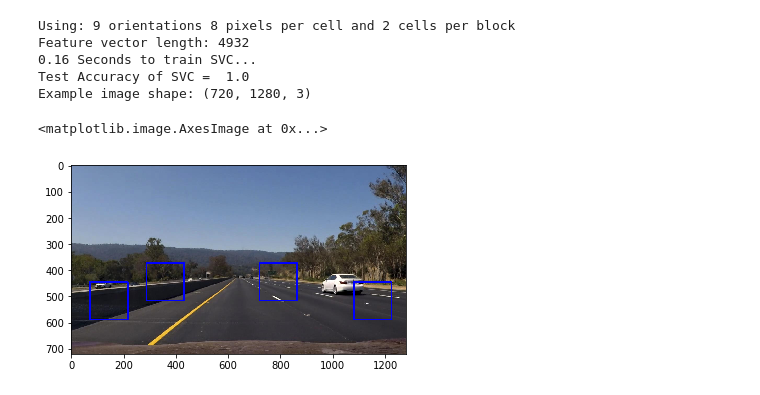
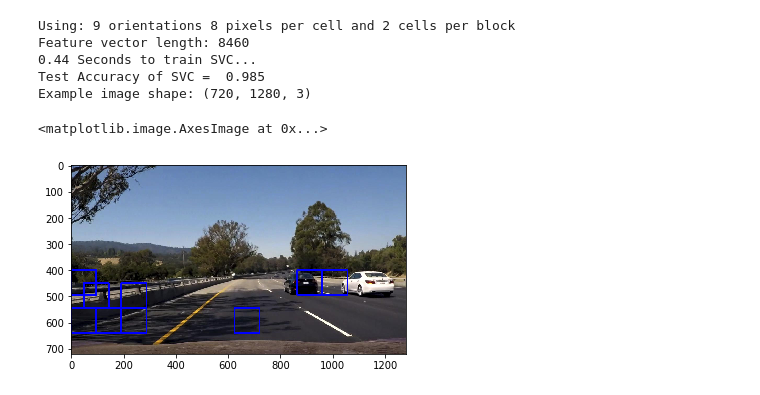
Before and after one commit to carlosbkm/CarND-Vehicle-Detection, a Jupyter notebook: lessons/search_and_classify.ipynb, the cells around one changed output. Cells and saved outputs as stored; diff of their text form; code cells hidden in the pictures.

```diff
--- a/lessons/search_and_classify.ipynb
+++ b/lessons/search_and_classify.ipynb
@@ -186,46 +186,46 @@ cars = cars[0:sample_size]
 notcars = notcars[0:sample_size]
 # %%
 ### TODO: Tweak these parameters and see how the results change.
-color_space = 'YUV' # Can be RGB, HSV, LUV, HLS, YUV, YCrCb
+color_space = 'RGB' # Can be RGB, HSV, LUV, HLS, YUV, YCrCb
 orient = 9  # HOG orientations
 pix_per_cell = 8 # HOG pixels per cell
 cell_per_block = 2 # HOG cells per block
-hog_channel = 1 # Can be 0, 1, 2, or "ALL"
+hog_channel = "ALL" # Can be 0, 1, 2, or "ALL"
 spatial_size = (32, 32) # Spatial binning dimensions
 hist_bins = 32    # Number of histogram bins
 spatial_feat = True # Spatial features on or off
 hist_feat = True # Histogram features on or off
 hog_feat = True # HOG features on or off
-y_start_stop = [300, None] # Min and max in y to search in slide_window()
+y_start_stop = [400, 656] # Min and max in y to search in slide_window()
 x_start_stop=[None, None]
-xy_window=(144, 144)
+xy_window=(96, 96)
 xy_overlap=(0.5, 0.5)
 
 X_train, X_test, y_train, y_test, X_scaler = get_train_test_set(cars, notcars, color_space, spatial_size, hist_bins, orient,
                                                      pix_per_cell, cell_per_block, hog_channel, spatial_feat,
                                                      hist_feat, hog_feat)
 
 svc = fit_model(X_train, X_test, y_train, y_test)
 
-image = mpimg.imread('bbox-example-image.jpg')
+image = mpimg.imread('bbox-example-image2.jpg')
 print('Example image shape:', image.shape)
 draw_image = np.copy(image)
 
 
 hot_windows = get_hot_windows(image, y_start_stop, svc, X_scaler, color_space, spatial_size, hist_bins, orient, pix_per_cell,
                     cell_per_block, hog_channel, spatial_feat, hist_feat, hog_feat, x_start_stop,
                               xy_window, xy_overlap)
 window_img = draw_boxes(draw_image, hot_windows, color=(0, 0, 255), thick=6)
 
 plt.imshow(window_img)
 # %% [output]
 Using: 9 orientations 8 pixels per cell and 2 cells per block
-Feature vector length: 4932
-0.16 Seconds to train SVC...
-Test Accuracy of SVC =  1.0
+Feature vector length: 8460
+0.44 Seconds to train SVC...
+Test Accuracy of SVC =  0.985
 Example image shape: (720, 1280, 3)
 <matplotlib.image.AxesImage at 0x...>
-[figure, old version]
+[figure, new version]
 # %%
 def convert_color(img, conv='RGB2YCrCb'):
 
```
Also changed, not shown: parts of 1 cell of this notebook, 4 other files.
